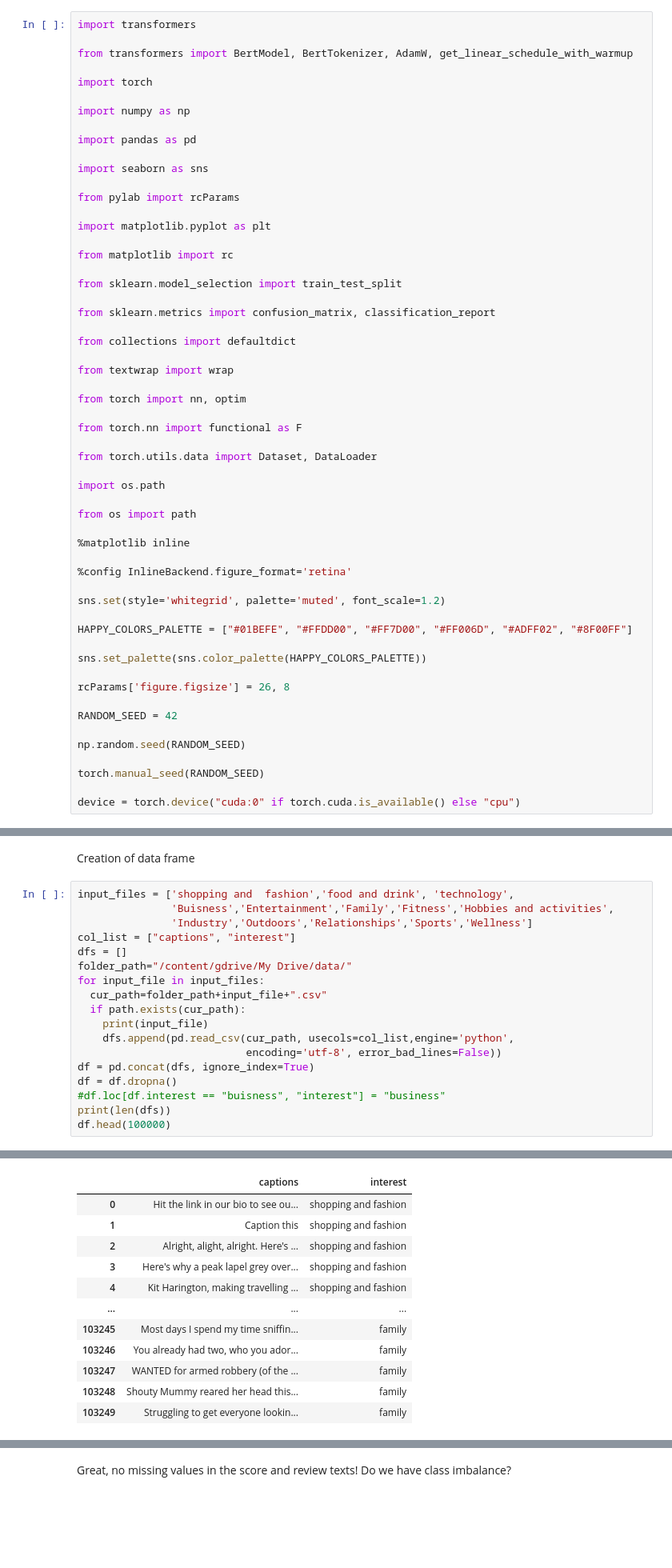
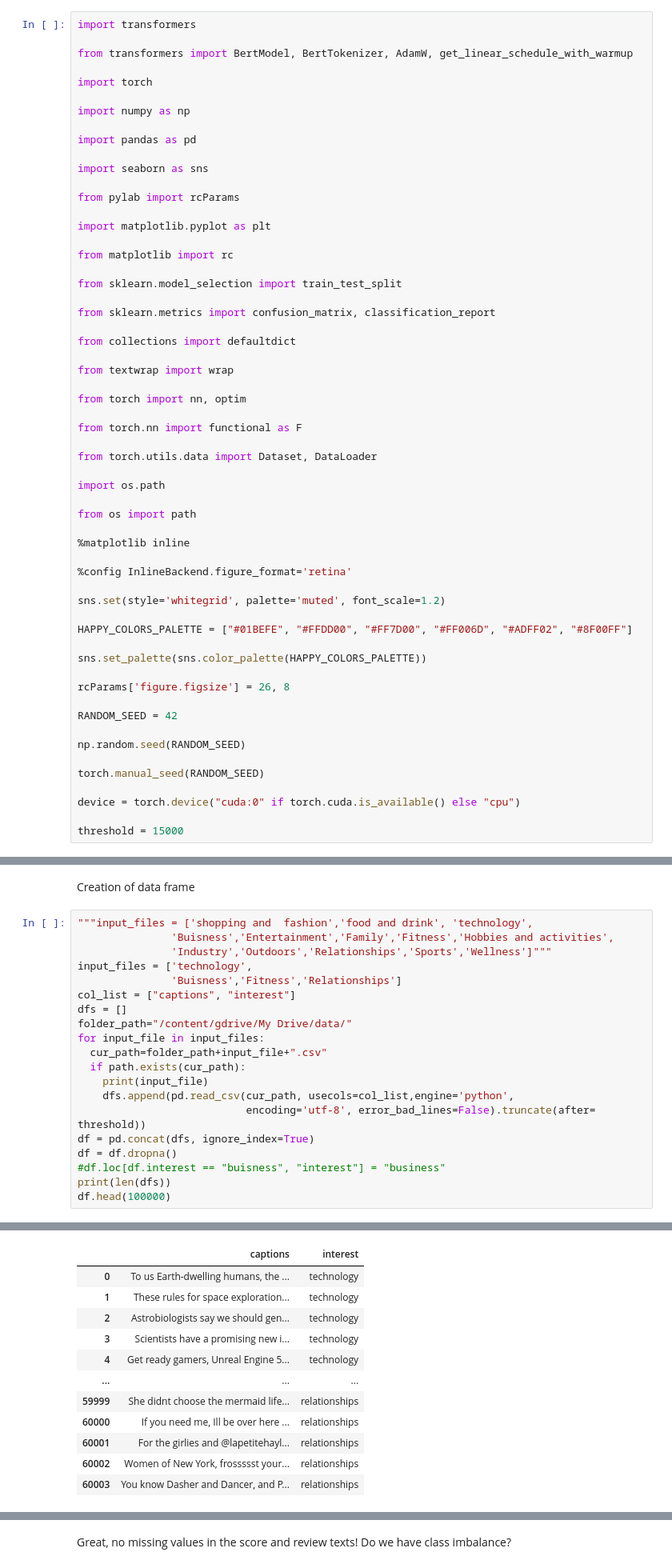
Before and after one commit to Wassssim/Instagram-User-Intrests-Framework, a Jupyter notebook: models/interest_analysis.ipynb, the cells around one changed output, grey strips where cells are left out. Shown at 80% size. Drawn from its saved outputs; the diff is of its cells as text; blank space fills up the shorter version.

```diff
--- a/models/interest_analysis.ipynb
+++ b/models/interest_analysis.ipynb
@@ -149,6 +151,8 @@ np.random.seed(RANDOM_SEED)
 torch.manual_seed(RANDOM_SEED)
 
 device = torch.device("cuda:0" if torch.cuda.is_available() else "cpu")
+
+threshold = 15000
 # %%
 #@title Setup & Config
 import transformers
@@ -226,9 +227,11 @@ Drive already mounted at /content/gdrive; to attempt to forcibly remount, call d
 # %% [markdown]
 Creation of data frame
 # %%
-input_files = ['shopping and  fashion','food and drink', 'technology',
+"""input_files = ['shopping and  fashion','food and drink', 'technology',
                'Buisness','Entertainment','Family','Fitness','Hobbies and activities',
-               'Industry','Outdoors','Relationships','Sports','Wellness']
+               'Industry','Outdoors','Relationships','Sports','Wellness']"""
+input_files = ['technology',
+               'Buisness','Fitness','Relationships']
 col_list = ["captions", "interest"]
 dfs = []
 folder_path="/content/gdrive/My Drive/data/"
@@ -237,7 +240,7 @@ for input_file in input_files:
   if path.exists(cur_path):
     print(input_file)
     dfs.append(pd.read_csv(cur_path, usecols=col_list,engine='python',
-                           encoding='utf-8', error_bad_lines=False))
+                           encoding='utf-8', error_bad_lines=False).truncate(after= threshold))
 df = pd.concat(dfs, ignore_index=True)
 df = df.dropna()
 #df.loc[df.interest == "buisness", "interest"] = "business"
@@ -260,12 +255,12 @@ Wellness
 |  | captions | interest |
-| 0 | Hit the link in our bio to see ou... | shopping and fashion |
-| 1 | Caption this | shopping and fashion |
-| 2 | Alright, alight, alright. Here's ... | shopping and fashion |
-| 3 | Here's why a peak lapel grey over... | shopping and fashion |
-| 4 | Kit Harington, making travelling ... | shopping and fashion |
+| 0 | To us Earth-dwelling humans, the ... | technology |
+| 1 | These rules for space exploration... | technology |
+| 2 | Astrobiologists say we should gen... | technology |
+| 3 | Scientists have a promising new i... | technology |
+| 4 | Get ready gamers, Unreal Engine 5... | technology |
 | ... | ... | ... |
-| 103245 | Most days I spend my time sniffin... | family |
-| 103246 | You already had two, who you ador... | family |
-| 103247 | WANTED for armed robbery (of the ... | family |
-| 103248 | Shouty Mummy reared her head this... | family |
-| 103249 | Struggling to get everyone lookin... | family |
+| 59999 | She didnt choose the mermaid life... | relationships |
+| 60000 | If you need me, Ill be over here ... | relationships |
+| 60001 | For the girlies and @lapetitehayl... | relationships |
+| 60002 | Women of New York, frossssst your... | relationships |
+| 60003 | You know Dasher and Dancer, and P... | relationships |
```
Also changed, not shown: parts of 29 cells of this notebook.
